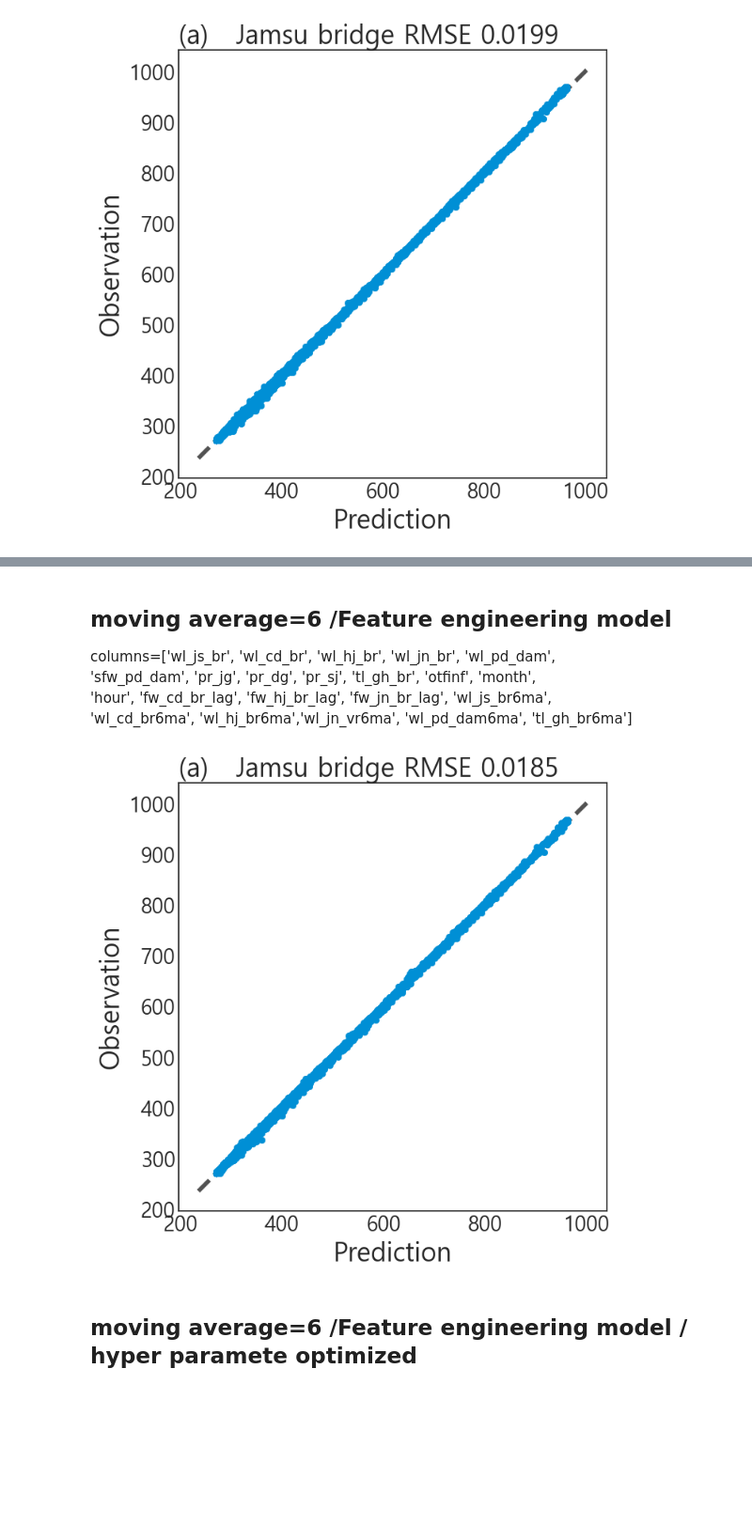
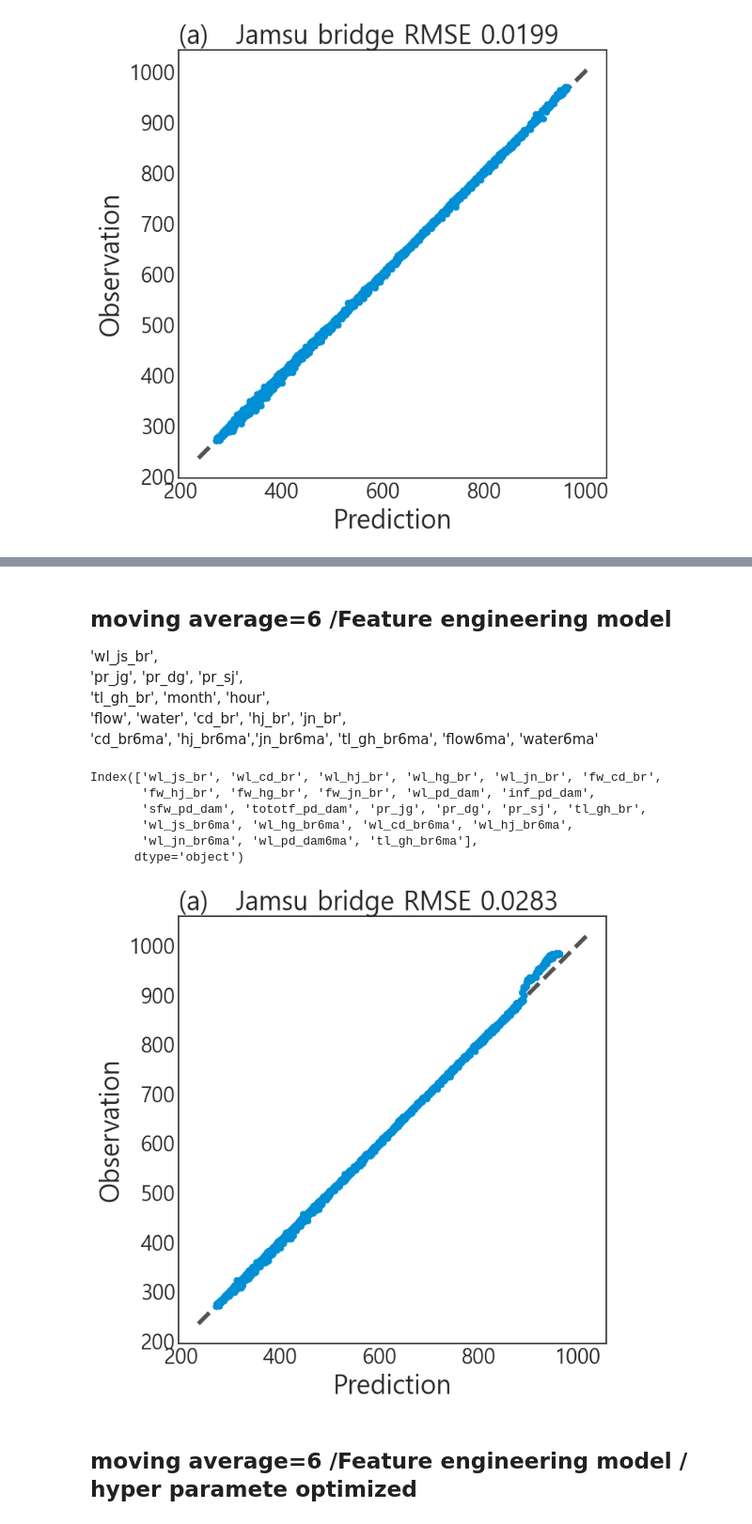
Before and after one commit to Bae-ChangHyun/Waterlevel-predict, a Jupyter notebook: code/수위 예측.ipynb, the cells around one changed output, grey strips where cells are left out. Shown at 94% size. Cells and saved outputs as stored; diff of their text form; code cells hidden in the pictures; blank space fills up the shorter version.

```diff
--- a/code/수위 예측.ipynb
+++ b/code/수위 예측.ipynb
@@ -688,28 +726,35 @@ else:
 # %% [markdown]
 ## moving average=6 /Feature engineering model
 
-columns=['wl_js_br', 'wl_cd_br', 'wl_hj_br', 'wl_jn_br', 'wl_pd_dam',  <br>
-       'sfw_pd_dam', 'pr_jg', 'pr_dg', 'pr_sj', 'tl_gh_br', 'otfinf', 'month', <br>
-       'hour', 'fw_cd_br_lag', 'fw_hj_br_lag', 'fw_jn_br_lag', 'wl_js_br6ma',<br>
-       'wl_cd_br6ma', 'wl_hj_br6ma','wl_jn_vr6ma', 'wl_pd_dam6ma', 'tl_gh_br6ma']<br>
+'wl_js_br',  <br>
+'pr_jg', 'pr_dg', 'pr_sj', <br>
+'tl_gh_br', 'month', 'hour',<br>
+'flow', 'water', 'cd_br', 'hj_br', 'jn_br', <br>
+'cd_br6ma', 'hj_br6ma','jn_br6ma', 'tl_gh_br6ma', 'flow6ma', 'water6ma'
-# %%
-filepath='../result/new_model2/'
-if(check(filepath)==0): # 해당경로에 없을 때
-    base_set=load_dataset2(1,6,1)
-    base_set[0].columns
-    model = RandomForestRegressor(random_state=624,n_jobs=-1)
-    pred=model.fit(base_set[0], base_set[2])
-    pred=model.predict(base_set[1])
-    pred=pd.DataFrame(pred,columns=['wl_jamsu'])
-    pred=pred[:-1]
-    pred.to_csv(f"{filepath}preds.csv",index=False)
-    fig=scatter_plot(answer,pred)
-else:
-    pred=pd.read_csv(f"{filepath}preds.csv")
-    model_scores.append(metric(answer,pred)[0])
-    fig=scatter_plot(answer,pred)
-# %% [output]
-[figure, removed]
+# %%
+filepath='../result/new_model2/'
+if(check(filepath)==1): # 해당경로에 없을 때
+    base_set=load_dataset3(1,6,1)
+    base_set[0].columns
+    model = RandomForestRegressor(random_state=624,n_jobs=-1)
+    pred=model.fit(base_set[0], base_set[2])
+    pred=model.predict(base_set[1])
+    pred=pd.DataFrame(pred,columns=['wl_jamsu'])
+    pred=pred[:-1]
+    pred.to_csv(f"{filepath}preds.csv",index=False)
+    fig=scatter_plot(answer,pred)
+else:
+    pred=pd.read_csv(f"{filepath}preds.csv")
+    model_scores.append(metric(answer,pred)[0])
+    fig=scatter_plot(answer,pred)
+# %% [output]
+Index(['wl_js_br', 'wl_cd_br', 'wl_hj_br', 'wl_hg_br', 'wl_jn_br', 'fw_cd_br',
+       'fw_hj_br', 'fw_hg_br', 'fw_jn_br', 'wl_pd_dam', 'inf_pd_dam',
+       'sfw_pd_dam', 'tototf_pd_dam', 'pr_jg', 'pr_dg', 'pr_sj', 'tl_gh_br',
+       'wl_js_br6ma', 'wl_hg_br6ma', 'wl_cd_br6ma', 'wl_hj_br6ma',
+       'wl_jn_br6ma', 'wl_pd_dam6ma', 'tl_gh_br6ma'],
+      dtype='object')
+[figure, added]
 # %% [markdown]
 ## moving average=6 /Feature engineering model / hyper paramete optimized
 # %%
```
Also changed, not shown: parts of 13 cells of this notebook.
